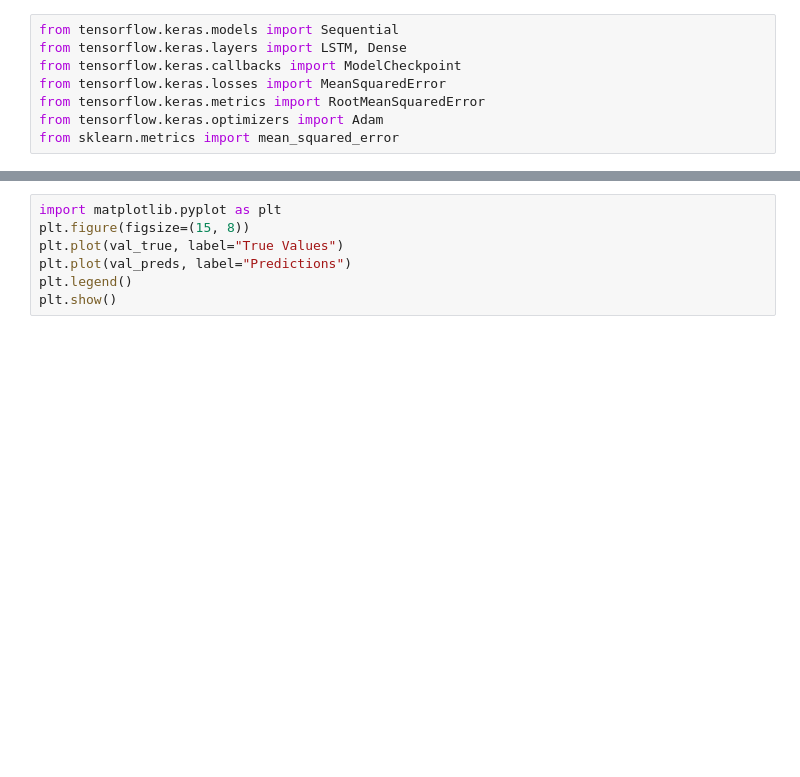
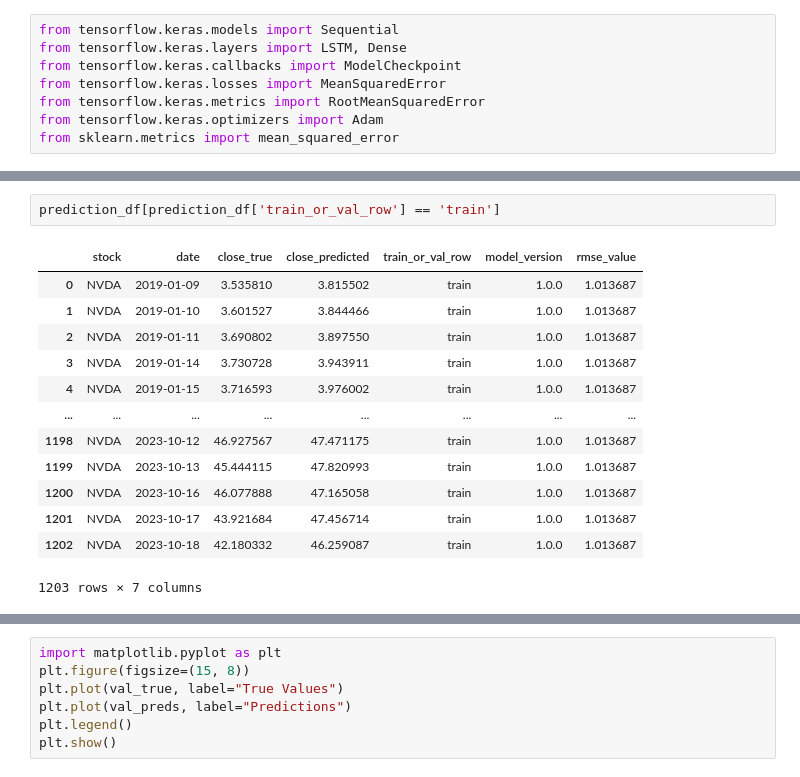
Before and after one commit to kakubicki/stock-forecast, a Jupyter notebook: stock_forecast.ipynb, the cells around one changed output, grey strips where cells are left out. Cells and saved outputs as stored; diff of their text form; blank space fills up the shorter version.

```diff
--- a/stock_forecast.ipynb
+++ b/stock_forecast.ipynb
@@ -456,0 +547,16 @@ val_preds, val_true = make_predictions(model, val_df)
+# %%
+prediction_df[prediction_df['train_or_val_row'] == 'train']
+# %% [output]
+|  | stock | date | close_true | close_predicted | train_or_val_row | model_version | rmse_value |
+| 0 | NVDA | 2019-01-09 | 3.535810 | 3.815502 | train | 1.0.0 | 1.013687 |
+| 1 | NVDA | 2019-01-10 | 3.601527 | 3.844466 | train | 1.0.0 | 1.013687 |
+| 2 | NVDA | 2019-01-11 | 3.690802 | 3.897550 | train | 1.0.0 | 1.013687 |
+| 3 | NVDA | 2019-01-14 | 3.730728 | 3.943911 | train | 1.0.0 | 1.013687 |
+| 4 | NVDA | 2019-01-15 | 3.716593 | 3.976002 | train | 1.0.0 | 1.013687 |
+| ... | ... | ... | ... | ... | ... | ... | ... |
+| 1198 | NVDA | 2023-10-12 | 46.927567 | 47.471175 | train | 1.0.0 | 1.013687 |
+| 1199 | NVDA | 2023-10-13 | 45.444115 | 47.820993 | train | 1.0.0 | 1.013687 |
+| 1200 | NVDA | 2023-10-16 | 46.077888 | 47.165058 | train | 1.0.0 | 1.013687 |
+| 1201 | NVDA | 2023-10-17 | 43.921684 | 47.456714 | train | 1.0.0 | 1.013687 |
+| 1202 | NVDA | 2023-10-18 | 42.180332 | 46.259087 | train | 1.0.0 | 1.013687 |
+1203 rows × 7 columns
```
Also changed, not shown: parts of 19 cells of this notebook.
